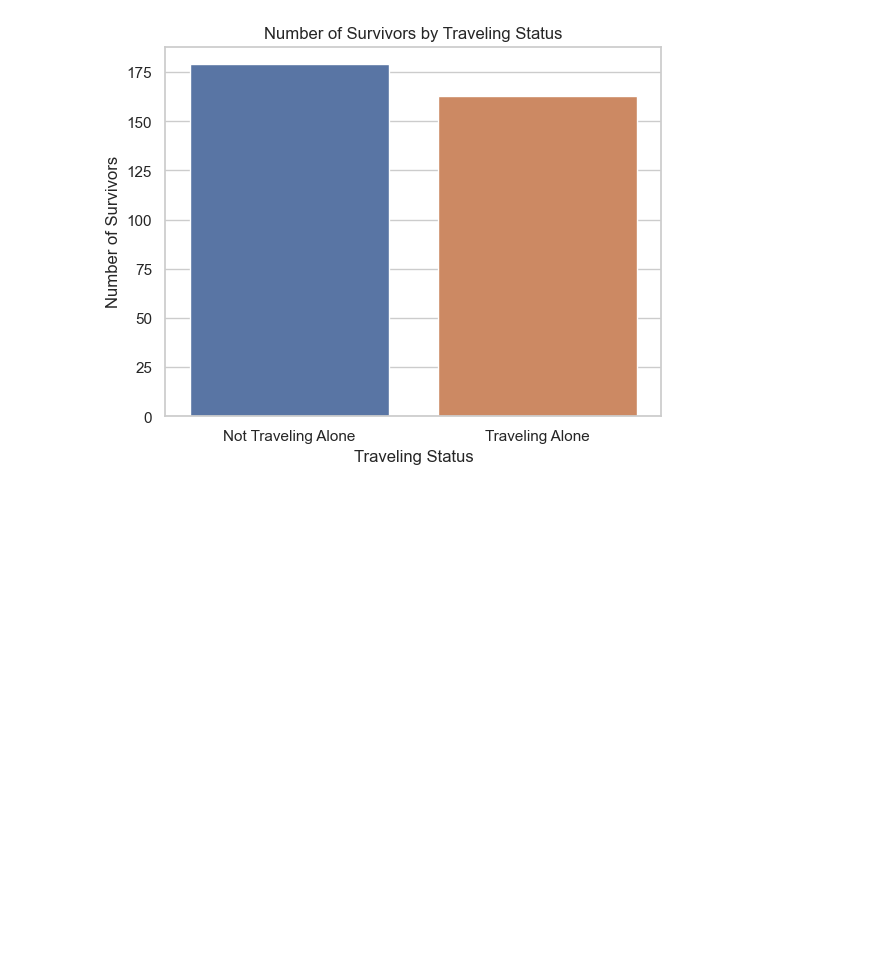
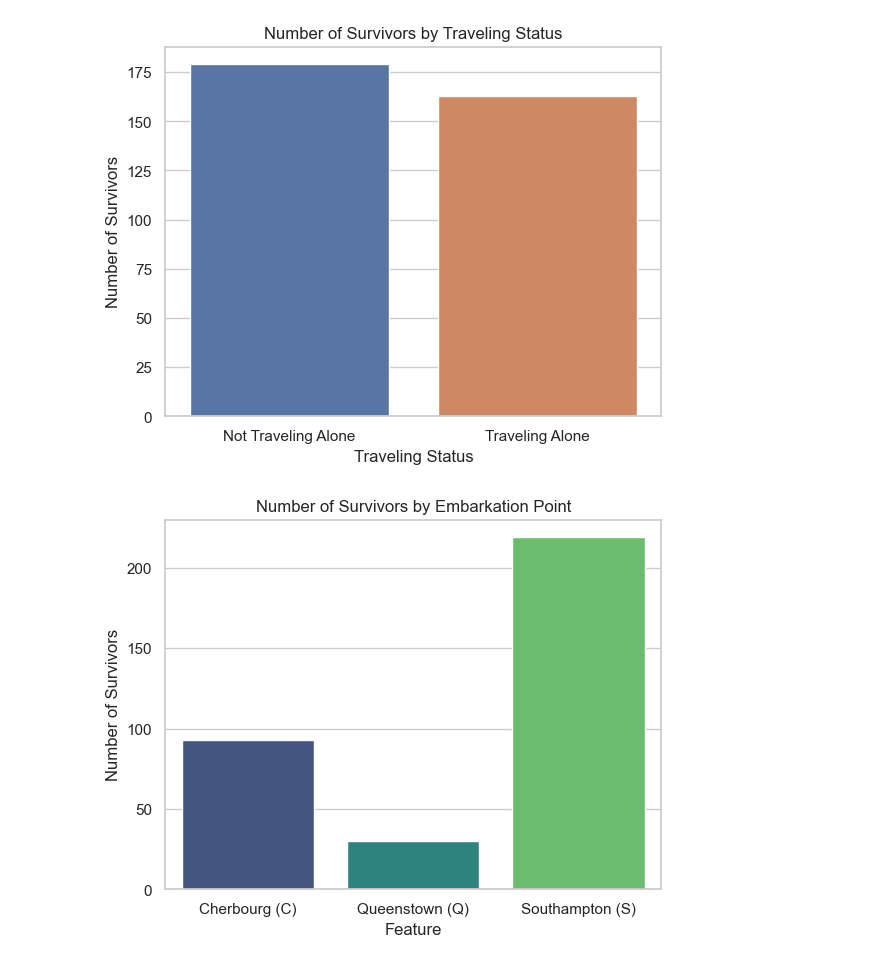
Before and after one commit to Amine-Alami/H3MachineLearning, a Jupyter notebook: TP Titanic.ipynb, the cells around one changed output. Cells and saved outputs as stored; diff of their text form; code cells hidden in the pictures; blank space fills up the shorter version.

```diff
--- a/TP Titanic.ipynb
+++ b/TP Titanic.ipynb
@@ -272,3 +274,11 @@ plt.ylabel('Number of Survivors')
 plt.savefig("survivors_by_travel_alone.png")
 # %% [output]
 [figure]
+# %%
+# for Embarked
+feature_columns_embarked = ['Embarked_C', 'Embarked_Q', 'Embarked_S']
+feature_labels_embarked = ['Cherbourg (C)', 'Queenstown (Q)', 'Southampton (S)']
+plot_survivors(titanic_filtered, feature_columns_embarked, feature_labels_embarked,
+              'Number of Survivors by Embarkation Point', "survivors_by_embarked.png", "viridis")
+# %% [output]
+[figure, added]
```
Also changed, not shown: parts of 8 cells of this notebook, 2 other files.
